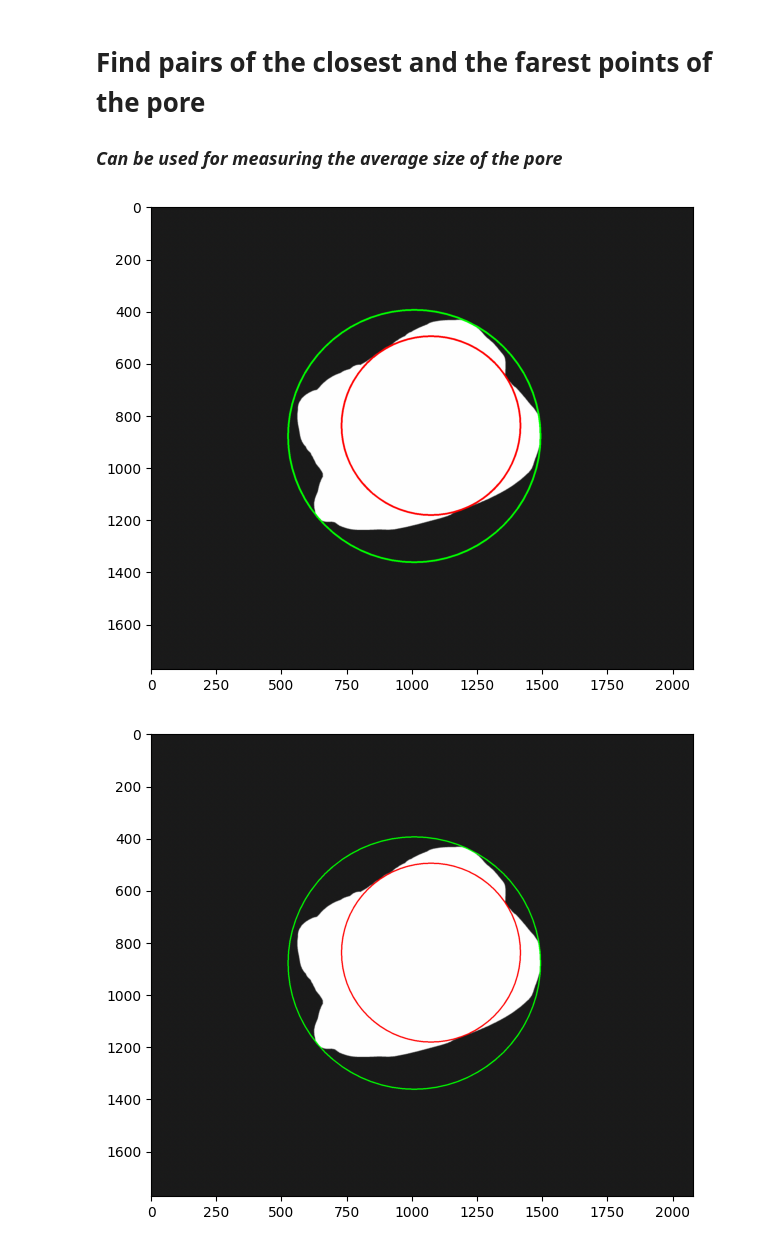
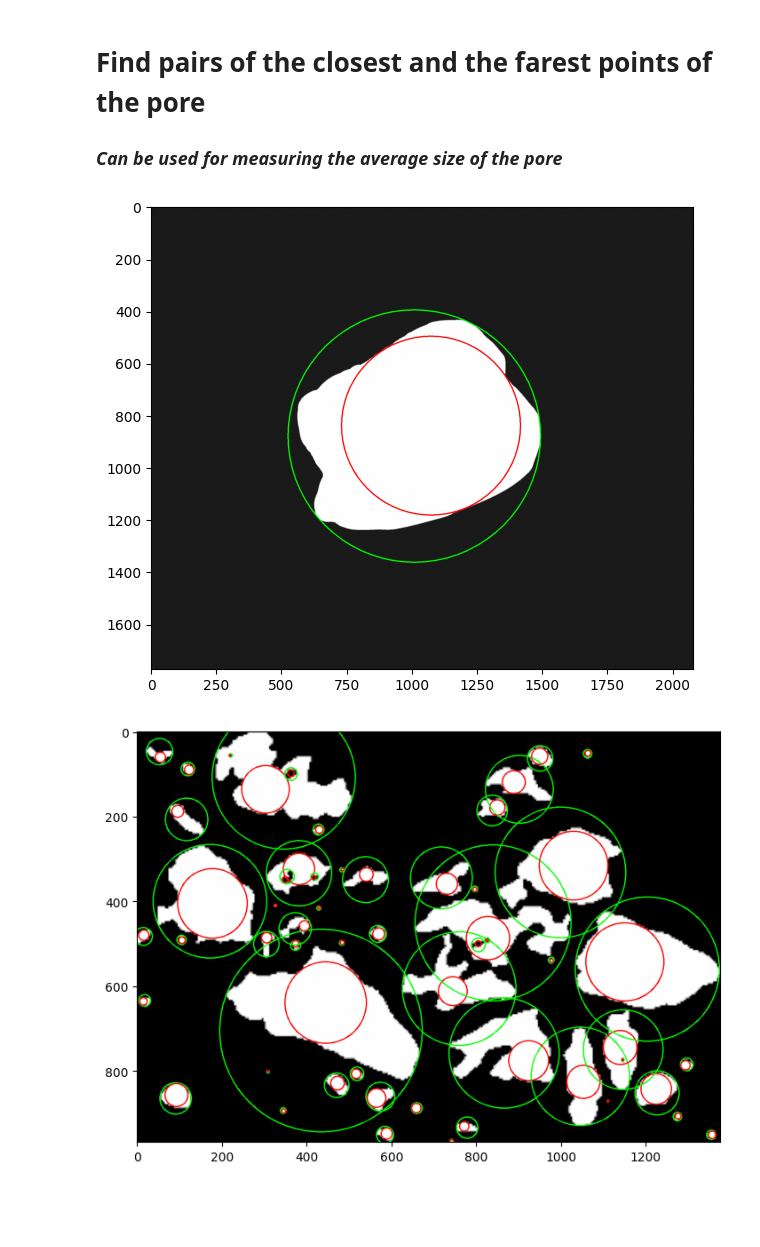
Before and after one commit to mrFendel/GeoCV, a Jupyter notebook: metrics.ipynb, the cells around one changed output. Saved outputs shown, nothing was run; the diff lists cells and outputs as text; code cells hidden in the pictures; blank space fills up the shorter version.

Commit message:
ex/internal circles on image with multiple pores

```diff
--- a/metrics.ipynb
+++ b/metrics.ipynb
@@ -51,8 +51,8 @@ plot(apply_ell_rect(CNT, IMG))
 # %% [output]
 [figure]
 # %%
-img = cv.imread('thresh_img/many_pores.png', 1)
-gray = cv.cvtColor(img, cv.COLOR_BGR2GRAY)
+IMG2 = cv.imread('thresh_img/many_pores.png', 1)
+gray = cv.cvtColor(IMG2, cv.COLOR_BGR2GRAY)
 
 # apply thresholding to convert grayscale to binary image
 ret, thresh = cv.threshold(gray,100,255,0)
@@ -63,6 +63,7 @@ contours,hierarchy = cv.findContours(thresh, cv.RETR_TREE,cv.CHAIN_APPROX_SIMPLE
 print("Number of contours detected:", len(contours))
 # TODO: filter secondary and small pores
 
+img = IMG2.copy()
 for cnt in contours:
     img = apply_ell_rect(cnt, img, linew=2)
 
@@ -74,49 +75,40 @@ Number of contours detected: 56
 # Find pairs of the closest and the farest points of the pore
 ### *Can be used for measuring the average size of the pore*
 # %%
-# External Circumference
-(x_axis,y_axis),R = cv.minEnclosingCircle(CNT)
-center = (int(x_axis),int(y_axis))
+def apply_circ(cnt, img, linew=3):
+    # TODO: optimize section below
+    # Internal Circumference
+    temp = np.zeros_like(img)
+    temp = cv.cvtColor(temp, cv.COLOR_BGR2GRAY)
+    cv.drawContours(temp, cnt, -1, (255, 255, 255), 1)
+    cv.fillPoly(temp, pts=[cnt], color=(255,255,255))
+    ret, temp = cv.threshold(temp, 100, 255, 0)
 
-# Internal Circumference
-dist = cv.distanceTransform(THRESH,
+
+    dist = cv.distanceTransform(temp,
                                 cv.DIST_L2,
                                 cv.DIST_MASK_PRECISE) # Perform the distance transform
-indices = np.unravel_index(dist.argmax(), dist.shape) # find peak
-r = int(dist[indices])
 
+    indices = np.unravel_index(dist.argmax(), dist.shape) # find peak
+    r = int(dist[indices])
 
-img = IMG.copy()
-cv.circle(img,center,int(R),(0,255,0),5)
-cv.circle(img, indices[::-1], r, (255,0,0), 5)
-plot(img)
+    # External Circumference
+    (x_axis,y_axis),R = cv.minEnclosingCircle(cnt)
+    center = (int(x_axis),int(y_axis))
+
+    img = img.copy()
+    cv.circle(img,center,int(R),(0,255,0),linew)
+    cv.circle(img, indices[::-1], r, (255,0,0), linew)
+    return img
+
+plot(apply_circ(CNT, IMG))
 # %% [output]
-[figure, old version]
+[figure, new version]
 # %%
-def apply_circ(cnt, img, linew=3):
-    # TODO: optimize section below
-    temp = np.zeros_like(img)
-    temp = cv.cvtColor(temp, cv.COLOR_BGR2GRAY)
-    cv.drawContours(temp, cnt, -1, (255, 255, 255), 1)
-    cv.fillPoly(temp, pts=[cnt], color=(255,255,255))
-    ret, temp = cv.threshold(temp, 100, 255, 0)
+img = IMG2.copy()
+for cnt in contours:
+    img = apply_circ(cnt, img, linew=2)
 
-
-    dist = cv.distanceTransform(temp,
-                                cv.DIST_L2,
-                                cv.DIST_MASK_PRECISE)
-
-    indices = np.unravel_index(dist.argmax(), dist.shape)
-    r = int(dist[indices])
-
-    (x_axis,y_axis),R = cv.minEnclosingCircle(cnt)
-    center = (int(x_axis),int(y_axis))
-
-    img = img.copy()
-    cv.circle(img,center,int(R),(0,255,0),linew)
-    cv.circle(img, indices[::-1], r, (255,0,0), linew)
-    return img
-
-plot(apply_circ(CNT, IMG))
+plot(img)
 # %% [output]
-[figure, old version]
+[figure, new version]
```
